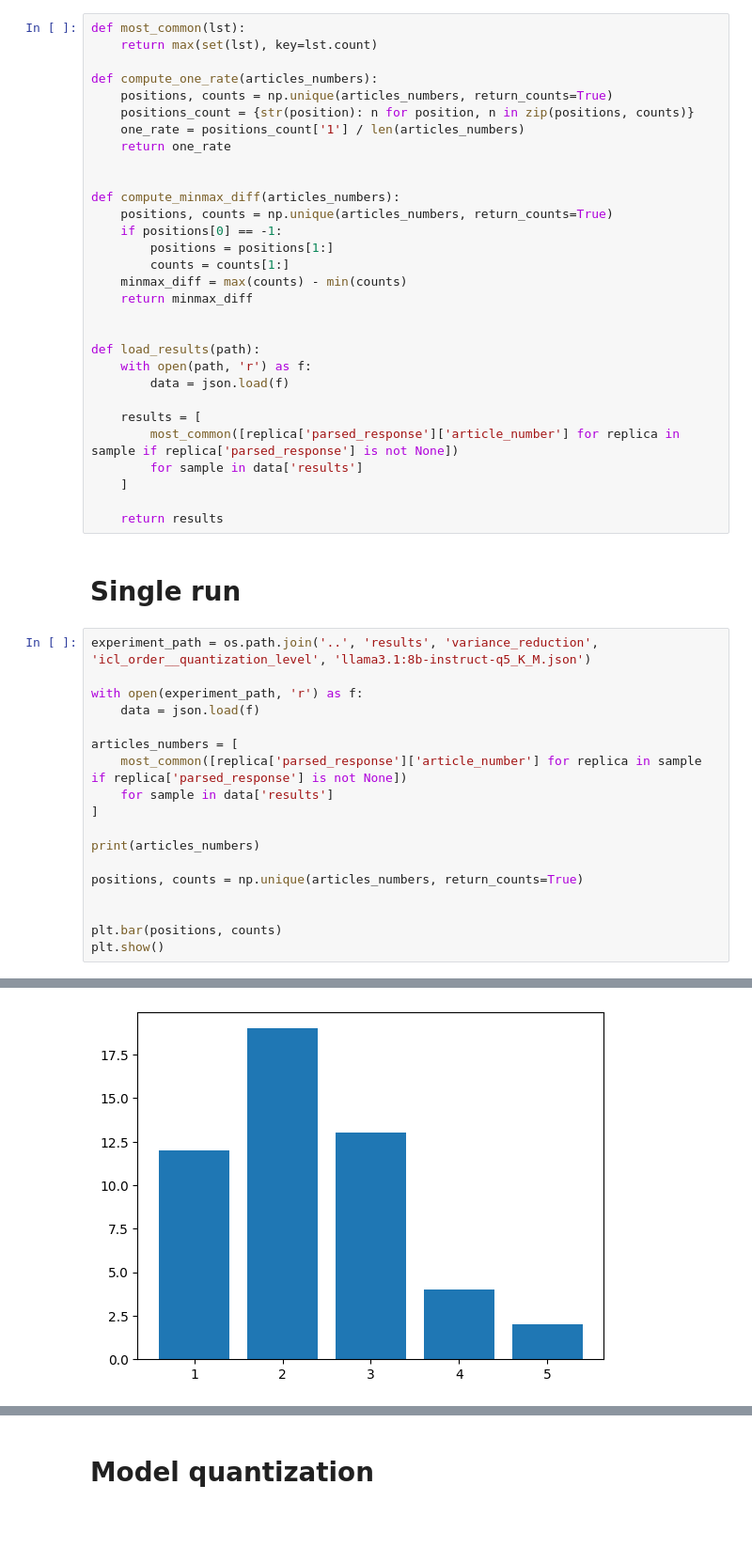
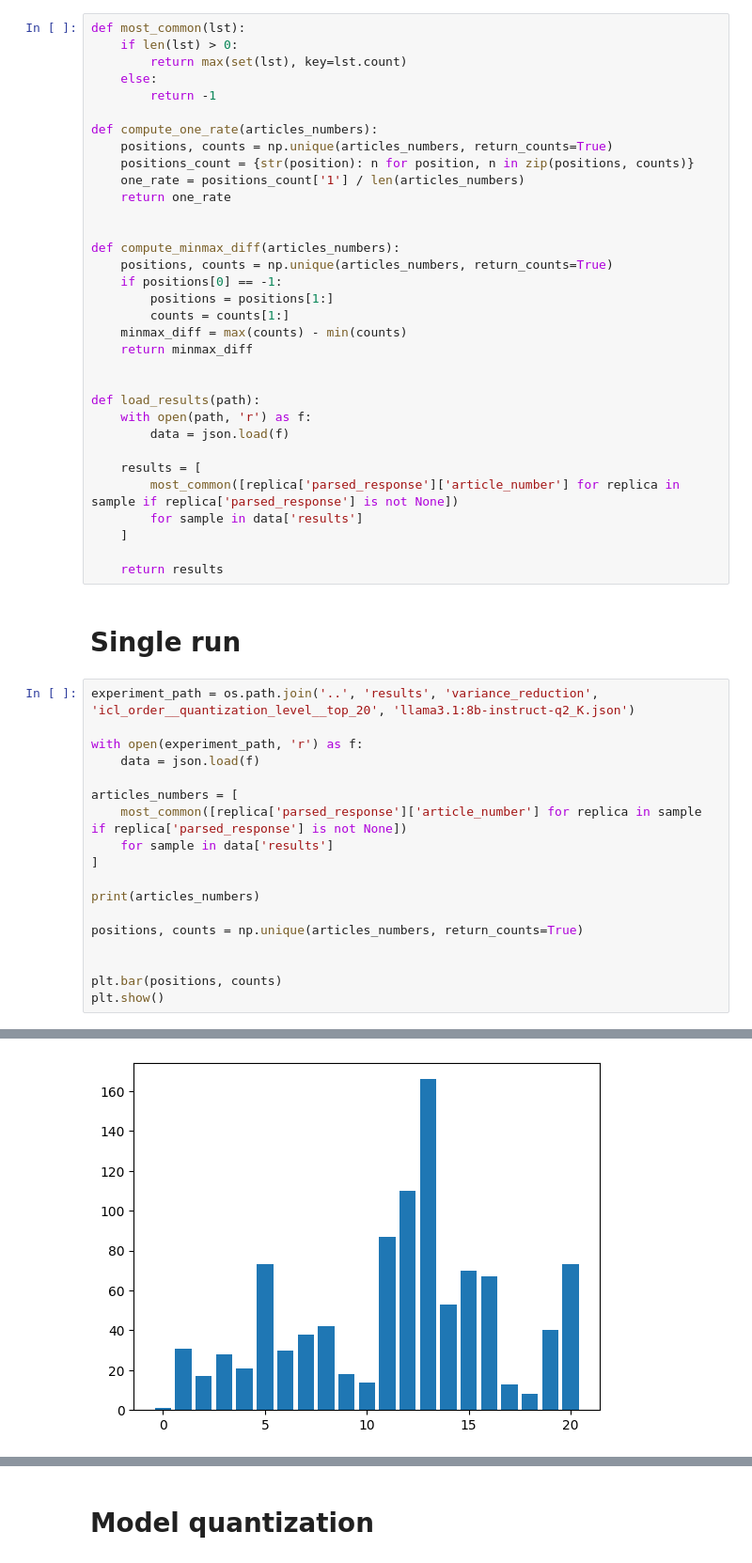
Before and after one commit to GoComputing/LLM-Bias-Research, a Jupyter notebook: notebooks/initialBias_analysis.ipynb, the cells around one changed output, grey strips where cells are left out. Shown at 94% size. Drawn from its saved outputs; the diff is of its cells as text; blank space fills up the shorter version.

```diff
--- a/notebooks/initialBias_analysis.ipynb
+++ b/notebooks/initialBias_analysis.ipynb
@@ -13,7 +13,10 @@ Then, I continued the chat using `Continue`
 # Tools
 # %%
 def most_common(lst):
-    return max(set(lst), key=lst.count)
+    if len(lst) > 0:
+        return max(set(lst), key=lst.count)
+    else:
+        return -1
 
 def compute_one_rate(articles_numbers):
     positions, counts = np.unique(articles_numbers, return_counts=True)
@@ -44,7 +47,7 @@ def load_results(path):
 # %% [markdown]
 # Single run
 # %%
-experiment_path = os.path.join('..', 'results', 'variance_reduction', 'icl_order__quantization_level', 'llama3.1:8b-instruct-q5_K_M.json')
+experiment_path = os.path.join('..', 'results', 'variance_reduction', 'icl_order__quantization_level__top_20', 'llama3.1:8b-instruct-q2_K.json')
 
 with open(experiment_path, 'r') as f:
     data = json.load(f)
@@ -66,4 +69,4 @@ plt.show()
-[figure, old version]
+[figure, new version]
 # %%
 positions_count = {
     str(position): n for position, n in zip(positions, counts)
```
Also changed, not shown: parts of 5 cells of this notebook, 2 other files.
